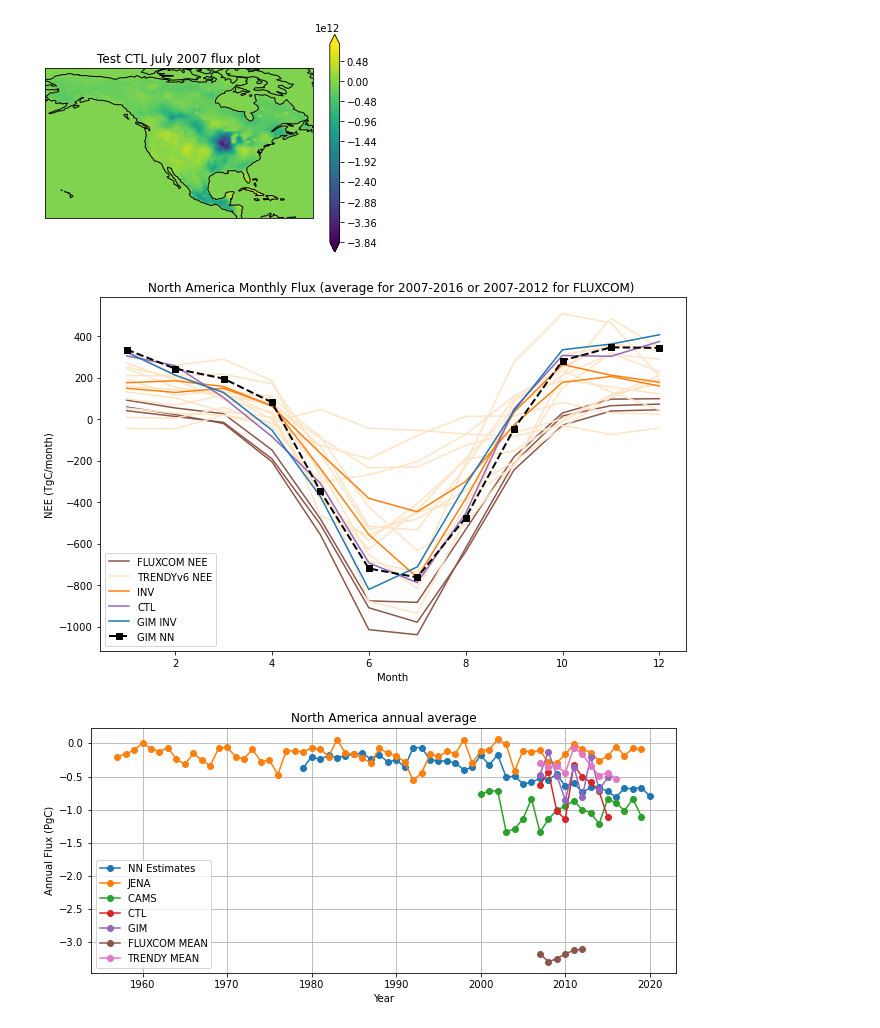
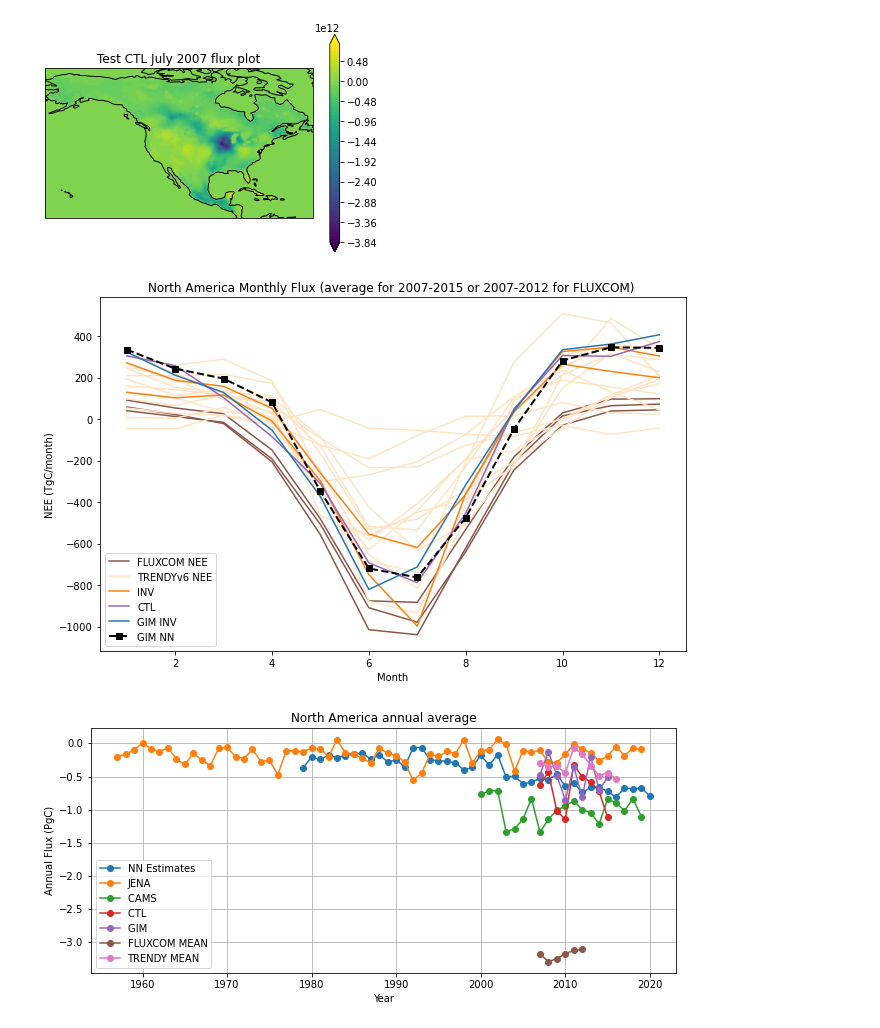
Before and after one commit to ypshiga/Neural_tutorial, a Jupyter notebook: Long_term_NARR_tf.ipynb, the cells around one changed output. Cells and saved outputs as stored; diff of their text form; code cells hidden in the pictures.

```diff
--- a/Long_term_NARR_tf.ipynb
+++ b/Long_term_NARR_tf.ipynb
@@ -959,35 +948,0 @@ def average_seasonal_plot(data,col_label,var_label):
-# %%
-# plot long term seasonal mean of features
-fig=plt.figure()
-for rows in range(fluxcom.shape[1]):
-    average_seasonal_plot(fluxcom[:,rows],'tab:brown','FLUXCOM NEE')
-
-for rows in range(trendy.shape[1]):
-    average_seasonal_plot(trendy[:,rows],'bisque','TRENDYv6 NEE')
-
-average_seasonal_plot(flux_var_Jena[2613*12*7:2613*12*(7+10)],'tab:orange','INV')
-average_seasonal_plot(flux_var_CAMS[2613*12*28:2613*12*(28+10)],'tab:orange','INV')
-average_seasonal_plot(flux_var_CTL,'tab:purple','CTL') # 2007 - 2015
-average_seasonal_plot(y_GIM,'tab:blue','GIM INV') # 2007 - 2015
-
-temp = y_NN[2613*12*28:2613*12*(28+10)] # 2007 - 2015
-b = np.reshape(np.ravel(temp, order='F'), (2613,12,1,-1),order='F')
-X_tru_mon = np.nansum(b,axis=0)
-X_tru_mon = np.nanmean(X_tru_mon,axis=1)
-# month variable
-mon_array = np.arange(1, 13, dtype=float)
-# plot monthly averages averaged over all North America
-plt.plot(mon_array,X_tru_mon[:,0]/np.power(10, 12),'--sk',label='GIM NN',linewidth = 2)
-
-
-handles, labels = plt.gca().get_legend_handles_labels()
-by_label = dict(zip(labels, handles))
-plt.legend(by_label.values(), by_label.keys(),loc="lower left")
-
-plt.xlabel('Month')
-plt.ylabel('NEE (TgC/month)')
-plt.title('North America Monthly Flux (average for 2007-2015 or 2007-2012 for FLUXCOM) ')
-fig = plt.gcf()
-fig.set_size_inches(10.5, 6.5)
-# %% [output]
-[figure, removed]
@@ -994,3 +959,38 @@ fig.set_size_inches(10.5, 6.5)
+# %%
+# plot long term seasonal mean of features
+fig=plt.figure()
+for rows in range(fluxcom.shape[1]):
+    average_seasonal_plot(fluxcom[:,rows],'tab:brown','FLUXCOM NEE')
+
+for rows in range(trendy.shape[1]):
+    average_seasonal_plot(trendy[:,rows],'bisque','TRENDYv6 NEE')
+
+average_seasonal_plot(flux_var_Jena[2613*12*50:2613*12*(50+10)],'tab:orange','INV')
+average_seasonal_plot(flux_var_CAMS[2613*12*7:2613*12*(7+10)],'tab:orange','INV')
+average_seasonal_plot(flux_var_CTL,'tab:purple','CTL') # 2007 - 2015
+average_seasonal_plot(y_GIM,'tab:blue','GIM INV') # 2007 - 2015
+
+temp = y_NN[2613*12*28:2613*12*(28+10)] # 2007 - 2015
+b = np.reshape(np.ravel(temp, order='F'), (2613,12,1,-1),order='F')
+X_tru_mon = np.nansum(b,axis=0)
+X_tru_mon = np.nanmean(X_tru_mon,axis=1)
+# month variable
+mon_array = np.arange(1, 13, dtype=float)
+# plot monthly averages averaged over all North America
+plt.plot(mon_array,X_tru_mon[:,0]/np.power(10, 12),'--sk',label='GIM NN',linewidth = 2)
+
+
+handles, labels = plt.gca().get_legend_handles_labels()
+by_label = dict(zip(labels, handles))
+plt.legend(by_label.values(), by_label.keys(),loc="lower left")
+
+plt.xlabel('Month')
+plt.ylabel('NEE (TgC/month)')
+plt.title('North America Monthly Flux (average for 2007-2015 or 2007-2012 for FLUXCOM) ')
+fig = plt.gcf()
+fig.set_size_inches(10.5, 6.5)
+# %% [output]
+[figure, added]
 # %%
 # plot long term timeseries of fluxes
 
```
Also changed, not shown: parts of 8 cells of this notebook.
